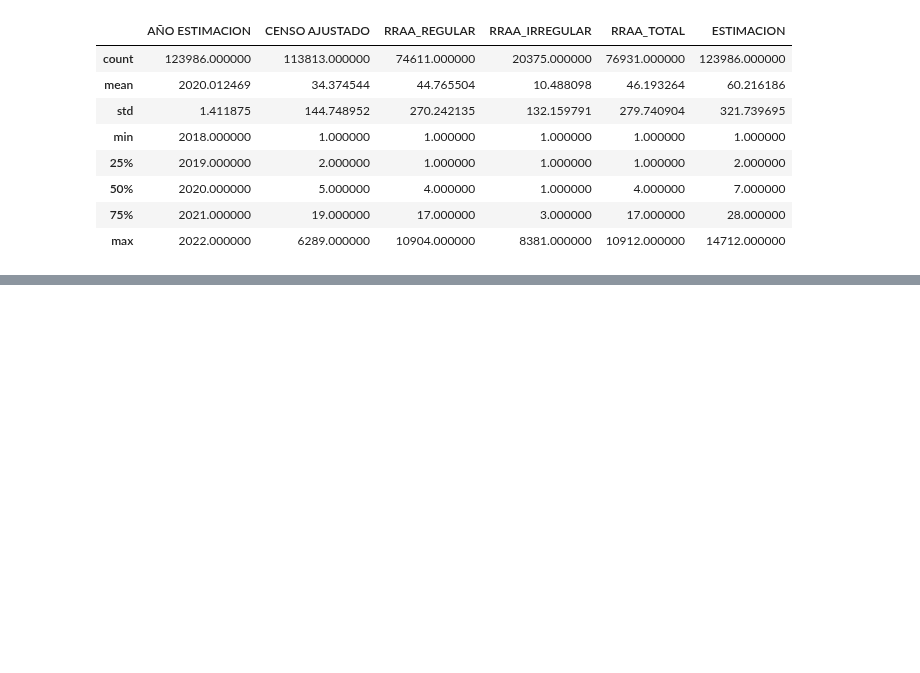
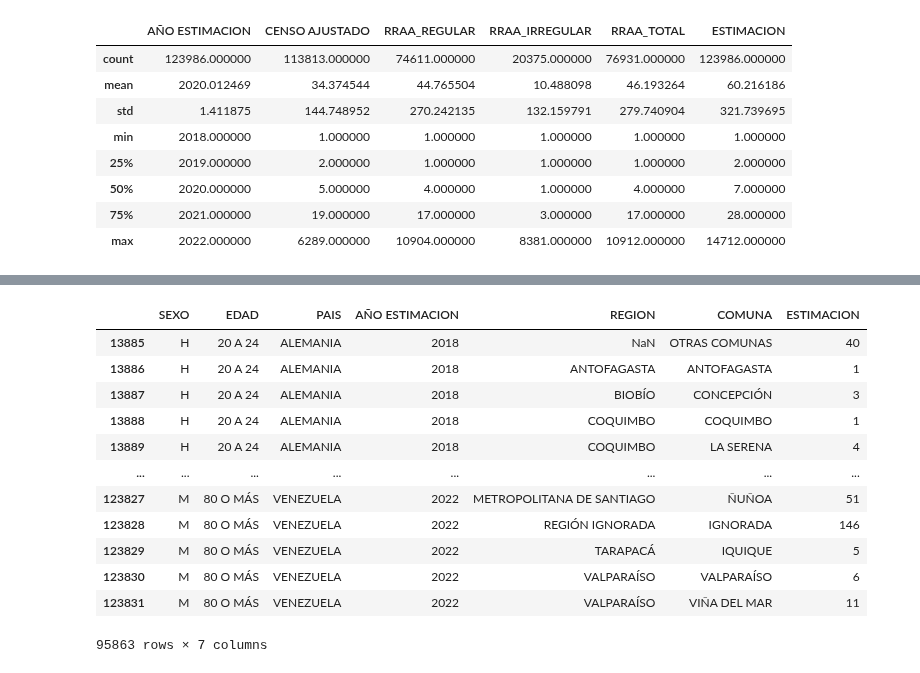
Before and after one commit to diegomacaya/proyecto_DataScience_DMS, a Jupyter notebook: src/explore.ipynb, the cells around one changed output, grey strips where cells are left out. Saved outputs shown, nothing was run; the diff lists cells and outputs as text; code cells hidden in the pictures; blank space fills up the shorter version.

```diff
--- a/src/explore.ipynb
+++ b/src/explore.ipynb
@@ -28,0 +100,19 @@ data_raw.describe()
+# %%
+rango_edades = ['20 A 24', '25 A 29', '30 A 34', '35 A 39', '40 A 44', '45 A 49', '50 A 54', '55 A 59', '60 A 64', '65 A 69', '70 A 74', '75 A 79', '80 O MÁS']
+df_filtro_edades  = data_raw[data_raw['EDAD'].isin(rango_edades)]
+
+df_filtro_edades
+# %% [output]
+|  | SEXO | EDAD | PAIS | AÑO ESTIMACION | REGION | COMUNA | ESTIMACION |
+| 13885 | H | 20 A 24 | ALEMANIA | 2018 | NaN | OTRAS COMUNAS | 40 |
+| 13886 | H | 20 A 24 | ALEMANIA | 2018 | ANTOFAGASTA | ANTOFAGASTA | 1 |
+| 13887 | H | 20 A 24 | ALEMANIA | 2018 | BIOBÍO | CONCEPCIÓN | 3 |
+| 13888 | H | 20 A 24 | ALEMANIA | 2018 | COQUIMBO | COQUIMBO | 1 |
+| 13889 | H | 20 A 24 | ALEMANIA | 2018 | COQUIMBO | LA SERENA | 4 |
+| ... | ... | ... | ... | ... | ... | ... | ... |
+| 123827 | M | 80 O MÁS | VENEZUELA | 2022 | METROPOLITANA DE SANTIAGO | ÑUÑOA | 51 |
+| 123828 | M | 80 O MÁS | VENEZUELA | 2022 | REGIÓN IGNORADA | IGNORADA | 146 |
+| 123829 | M | 80 O MÁS | VENEZUELA | 2022 | TARAPACÁ | IQUIQUE | 5 |
+| 123830 | M | 80 O MÁS | VENEZUELA | 2022 | VALPARAÍSO | VALPARAÍSO | 6 |
+| 123831 | M | 80 O MÁS | VENEZUELA | 2022 | VALPARAÍSO | VIÑA DEL MAR | 11 |
+95863 rows × 7 columns
```
Also changed, not shown: parts of 6 cells of this notebook.
